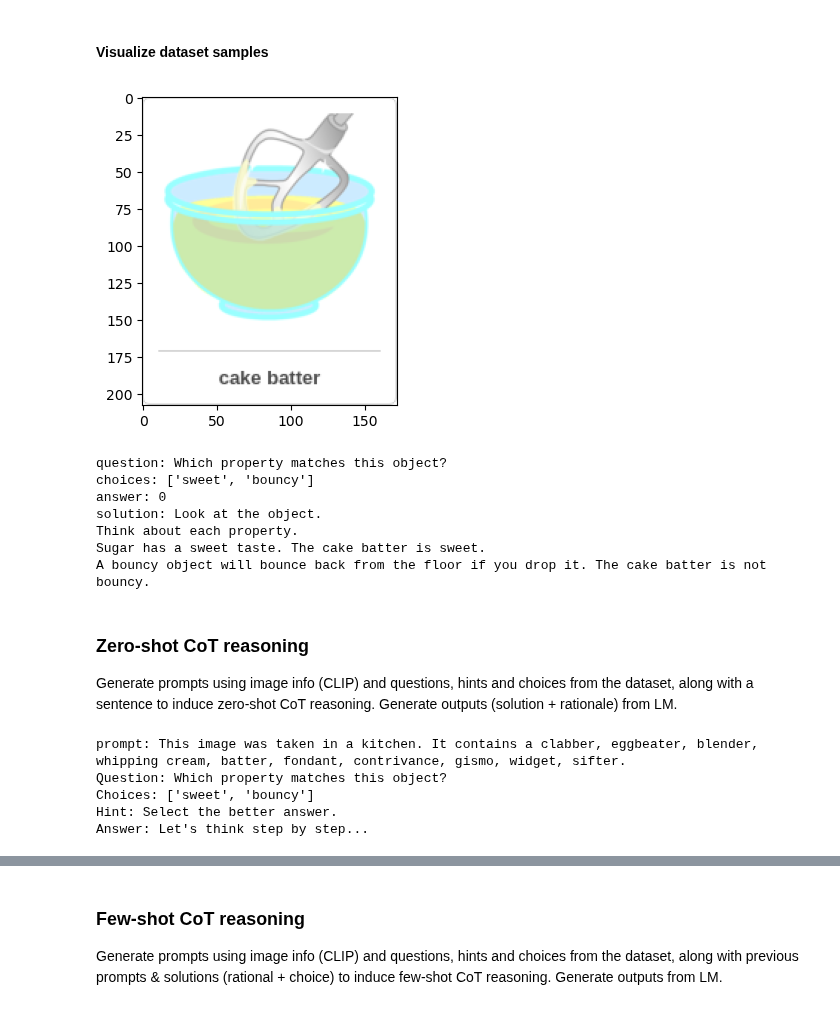
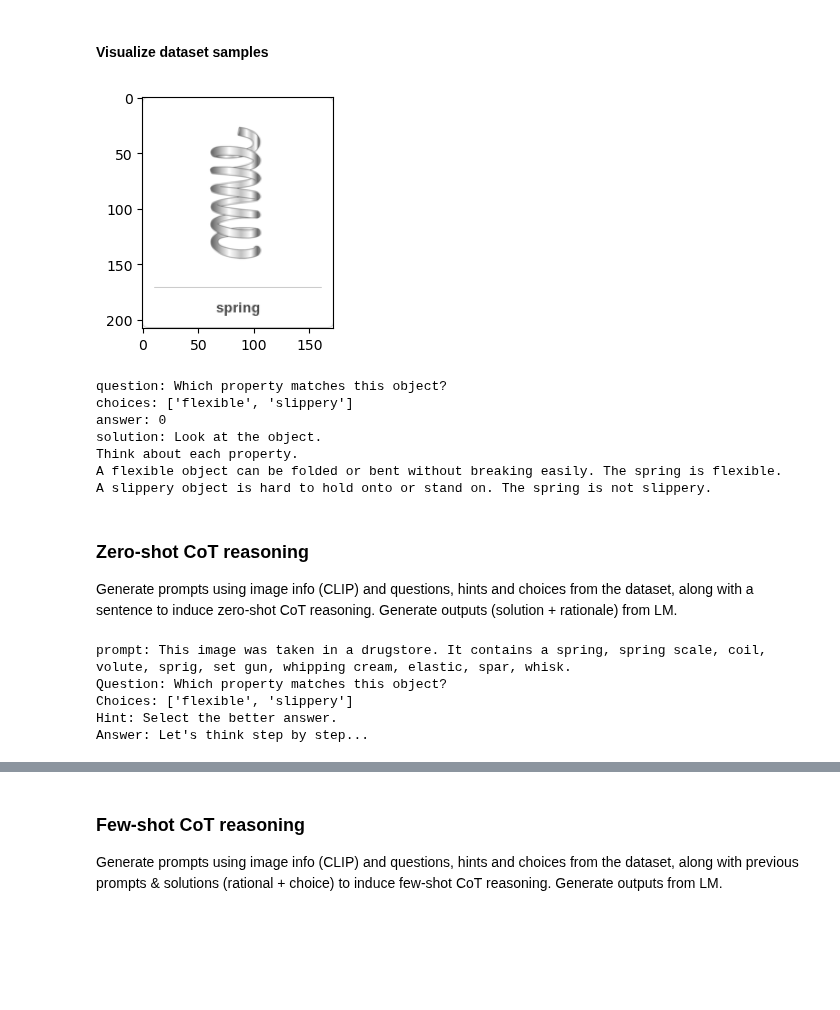
Before and after one commit to milenakapralova/socraticmodels, a Jupyter notebook: notebooks/socratic_mm_reasoning.ipynb, the cells around one changed output, grey strips where cells are left out. Drawn from its saved outputs; the diff is of its cells as text; code cells hidden in the pictures; blank space fills up the shorter version.

```diff
--- a/notebooks/socratic_mm_reasoning.ipynb
+++ b/notebooks/socratic_mm_reasoning.ipynb
@@ -90,20 +111,20 @@ Found cached dataset parquet (/home/neil/.cache/huggingface/datasets/derek-thoma
 # %%
 # select & viz sample
-sample_idx = 122
+sample_idx = 142
 sample = scienceQA_dataset[sample_idx]
-plt.figure(figsize=(4, 4))
+plt.figure(figsize=(3, 3))
 plt.imshow(sample['image'])
 plt.show()
 print(f'question: {sample["question"]}\nchoices: {sample["choices"]}\nanswer: {sample["answer"]}\nsolution: {sample["solution"]}')
 # %% [output]
-[figure, old version]
+[figure, new version]
 question: Which property matches this object?
-choices: ['sweet', 'bouncy']
+choices: ['flexible', 'slippery']
 answer: 0
 solution: Look at the object.
 Think about each property.
-Sugar has a sweet taste. The cake batter is sweet.
-A bouncy object will bounce back from the floor if you drop it. The cake batter is not bouncy.
+A flexible object can be folded or bent without breaking easily. The spring is flexible.
+A slippery object is hard to hold onto or stand on. The spring is not slippery.
 # %% [markdown]
 ### Zero-shot CoT reasoning
 Generate prompts using image info (CLIP) and questions, hints and choices from the dataset, along with a sentence to induce zero-shot CoT reasoning. Generate outputs (solution + rationale) from LM.
@@ -112,9 +133,9 @@ Generate prompts using image info (CLIP) and questions, hints and choices from t
 prompt = prompt_generator.create_cot_prompt(sample, clip_manager, vocab_manager, place_feats, obj_feats)
 print(f'prompt: {prompt}\n')
 # %% [output]
-prompt: This image was taken in a kitchen. It contains a clabber, eggbeater, blender, whipping cream, batter, fondant, contrivance, gismo, widget, sifter.
+prompt: This image was taken in a drugstore. It contains a spring, spring scale, coil, volute, sprig, set gun, whipping cream, elastic, spar, whisk.
 Question: Which property matches this object?
-Choices: ['sweet', 'bouncy']
+Choices: ['flexible', 'slippery']
 Hint: Select the better answer.
 Answer: Let's think step by step...
 # %%
```
Also changed, not shown: parts of 14 cells of this notebook, 3 other files.
